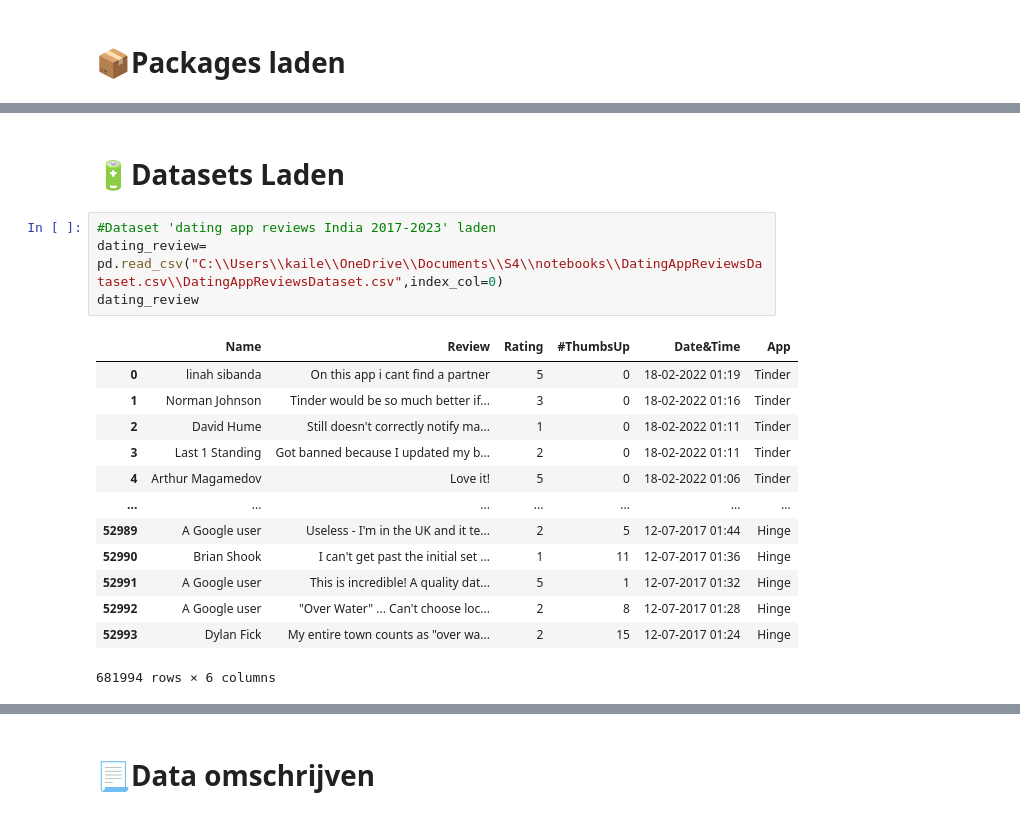
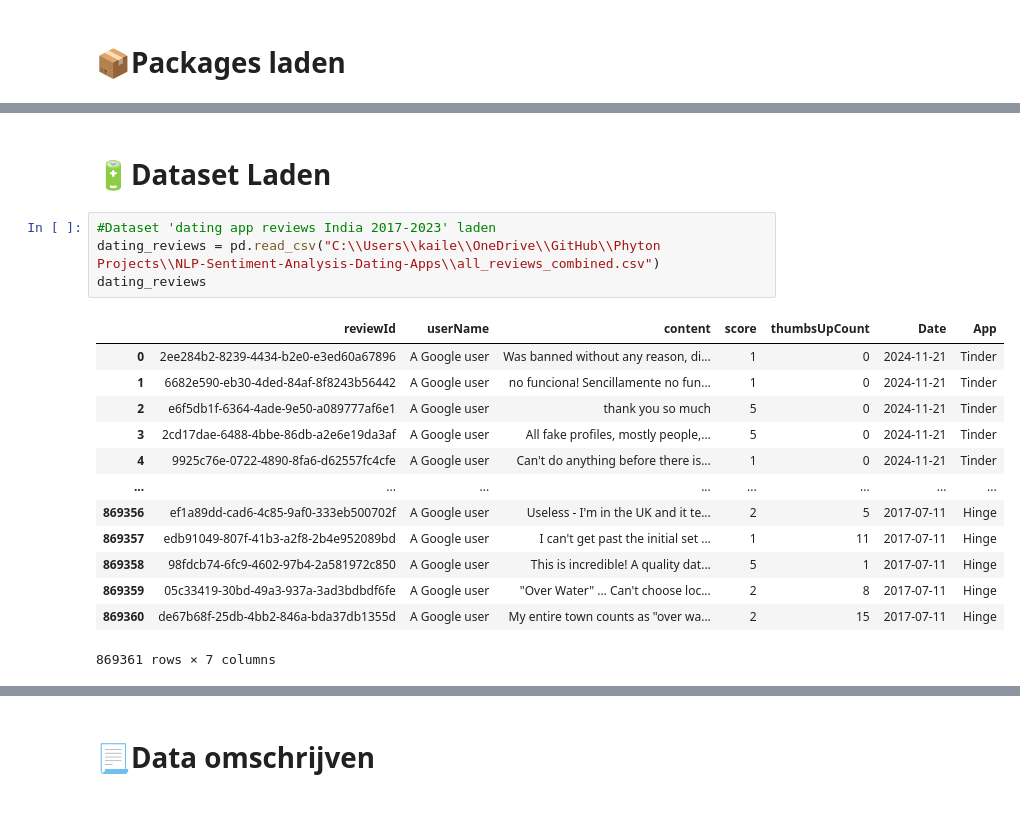
Before and after one commit to kailenroa/NLP-Sentiment-Analysis-Dating-Apps, a Jupyter notebook: #02- NLP Sentiment Analysis Dating Apps (ML).ipynb, the cells around one changed output, grey strips where cells are left out. Cells and saved outputs as stored; diff of their text form.

Commit message:
Project Completed

```diff
--- a/#02- NLP Sentiment Analysis Dating Apps (ML).ipynb
+++ b/#02- NLP Sentiment Analysis Dating Apps (ML).ipynb
@@ -55,20 +48,20 @@ from nltk.stem import WordNetLemmatizer
 # %% [markdown]
-# 🔋Datasets Laden
+# 🔋Dataset Laden
 # %%
 #Dataset 'dating app reviews India 2017-2023' laden
-dating_review= pd.read_csv("C:\\Users\\kaile\\OneDrive\\Documents\\S4\\notebooks\\DatingAppReviewsDataset.csv\\DatingAppReviewsDataset.csv",index_col=0)
-dating_review
+dating_reviews = pd.read_csv("C:\\Users\\kaile\\OneDrive\\GitHub\\Phyton Projects\\NLP-Sentiment-Analysis-Dating-Apps\\all_reviews_combined.csv")
+dating_reviews
 # %% [output]
-|  | Name | Review | Rating | #ThumbsUp | Date&Time | App |
-| 0 | linah sibanda | On this app i cant find a partner | 5 | 0 | 18-02-2022 01:19 | Tinder |
-| 1 | Norman Johnson | Tinder would be so much better if... | 3 | 0 | 18-02-2022 01:16 | Tinder |
-| 2 | David Hume | Still doesn't correctly notify ma... | 1 | 0 | 18-02-2022 01:11 | Tinder |
-| 3 | Last 1 Standing | Got banned because I updated my b... | 2 | 0 | 18-02-2022 01:11 | Tinder |
-| 4 | Arthur Magamedov | Love it! | 5 | 0 | 18-02-2022 01:06 | Tinder |
-| ... | ... | ... | ... | ... | ... | ... |
-| 52989 | A Google user | Useless - I'm in the UK and it te... | 2 | 5 | 12-07-2017 01:44 | Hinge |
-| 52990 | Brian Shook | I can't get past the initial set ... | 1 | 11 | 12-07-2017 01:36 | Hinge |
-| 52991 | A Google user | This is incredible! A quality dat... | 5 | 1 | 12-07-2017 01:32 | Hinge |
-| 52992 | A Google user | "Over Water" ... Can't choose loc... | 2 | 8 | 12-07-2017 01:28 | Hinge |
-| 52993 | Dylan Fick | My entire town counts as "over wa... | 2 | 15 | 12-07-2017 01:24 | Hinge |
+|  | reviewId | userName | content | score | thumbsUpCount | Date | App |
+| 0 | 2ee284b2-8239-4434-b2e0-e3ed60a67896 | A Google user | Was banned without any reason, di... | 1 | 0 | 2024-11-21 | Tinder |
+| 1 | 6682e590-eb30-4ded-84af-8f8243b56442 | A Google user | no funciona! Sencillamente no fun... | 1 | 0 | 2024-11-21 | Tinder |
+| 2 | e6f5db1f-6364-4ade-9e50-a089777af6e1 | A Google user | thank you so much | 5 | 0 | 2024-11-21 | Tinder |
+| 3 | 2cd17dae-6488-4bbe-86db-a2e6e19da3af | A Google user | All fake profiles, mostly people,... | 5 | 0 | 2024-11-21 | Tinder |
+| 4 | 9925c76e-0722-4890-8fa6-d62557fc4cfe | A Google user | Can't do anything before there is... | 1 | 0 | 2024-11-21 | Tinder |
+| ... | ... | ... | ... | ... | ... | ... | ... |
+| 869356 | ef1a89dd-cad6-4c85-9af0-333eb500702f | A Google user | Useless - I'm in the UK and it te... | 2 | 5 | 2017-07-11 | Hinge |
+| 869357 | edb91049-807f-41b3-a2f8-2b4e952089bd | A Google user | I can't get past the initial set ... | 1 | 11 | 2017-07-11 | Hinge |
+| 869358 | 98fdcb74-6fc9-4602-97b4-2a581972c850 | A Google user | This is incredible! A quality dat... | 5 | 1 | 2017-07-11 | Hinge |
+| 869359 | 05c33419-30bd-49a3-937a-3ad3bdbdf6fe | A Google user | "Over Water" ... Can't choose loc... | 2 | 8 | 2017-07-11 | Hinge |
+| 869360 | de67b68f-25db-4bb2-846a-bda37db1355d | A Google user | My entire town counts as "over wa... | 2 | 15 | 2017-07-11 | Hinge |
-681994 rows × 6 columns
+869361 rows × 7 columns
```
Also changed, not shown: parts of 216 cells of this notebook.
